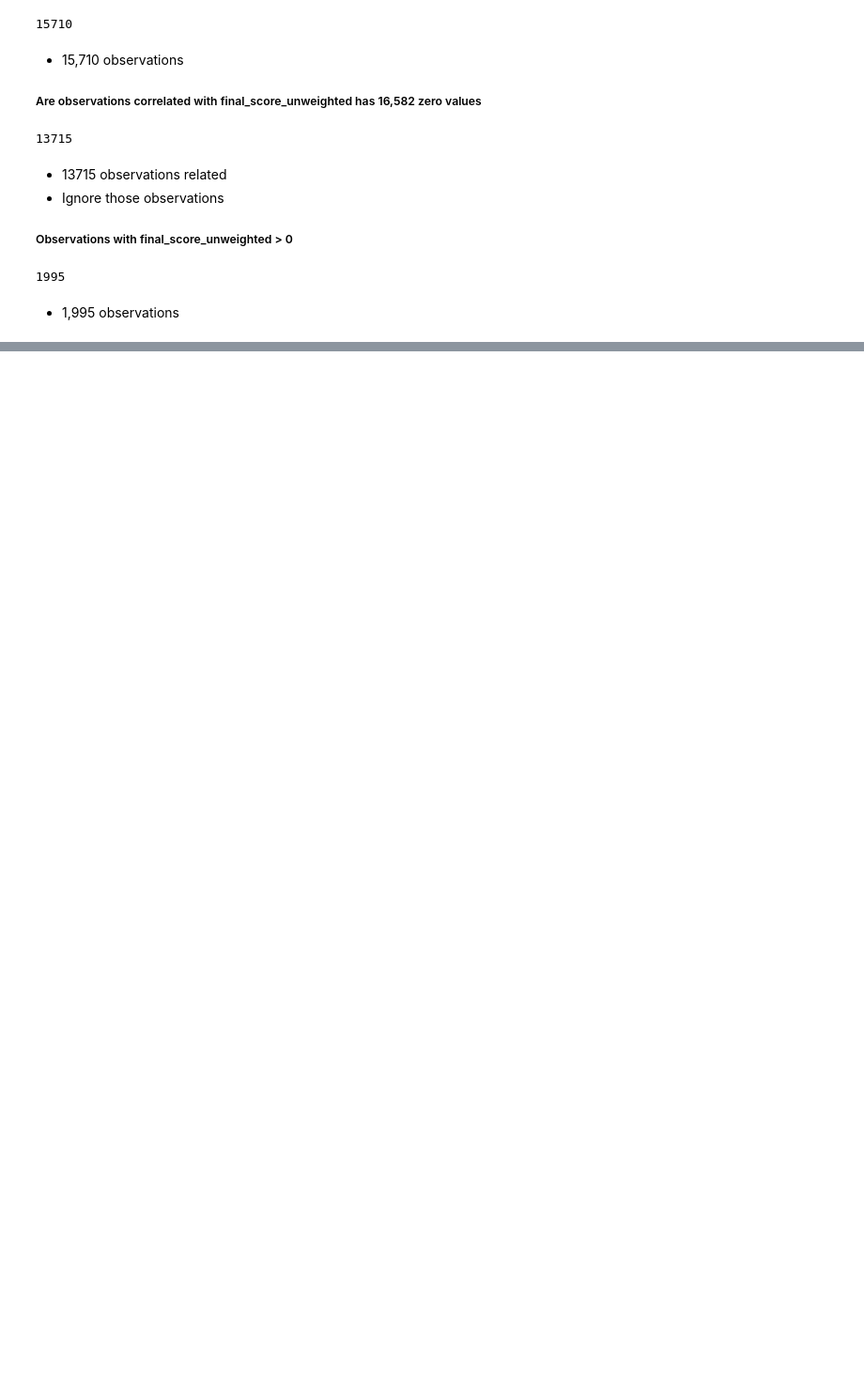
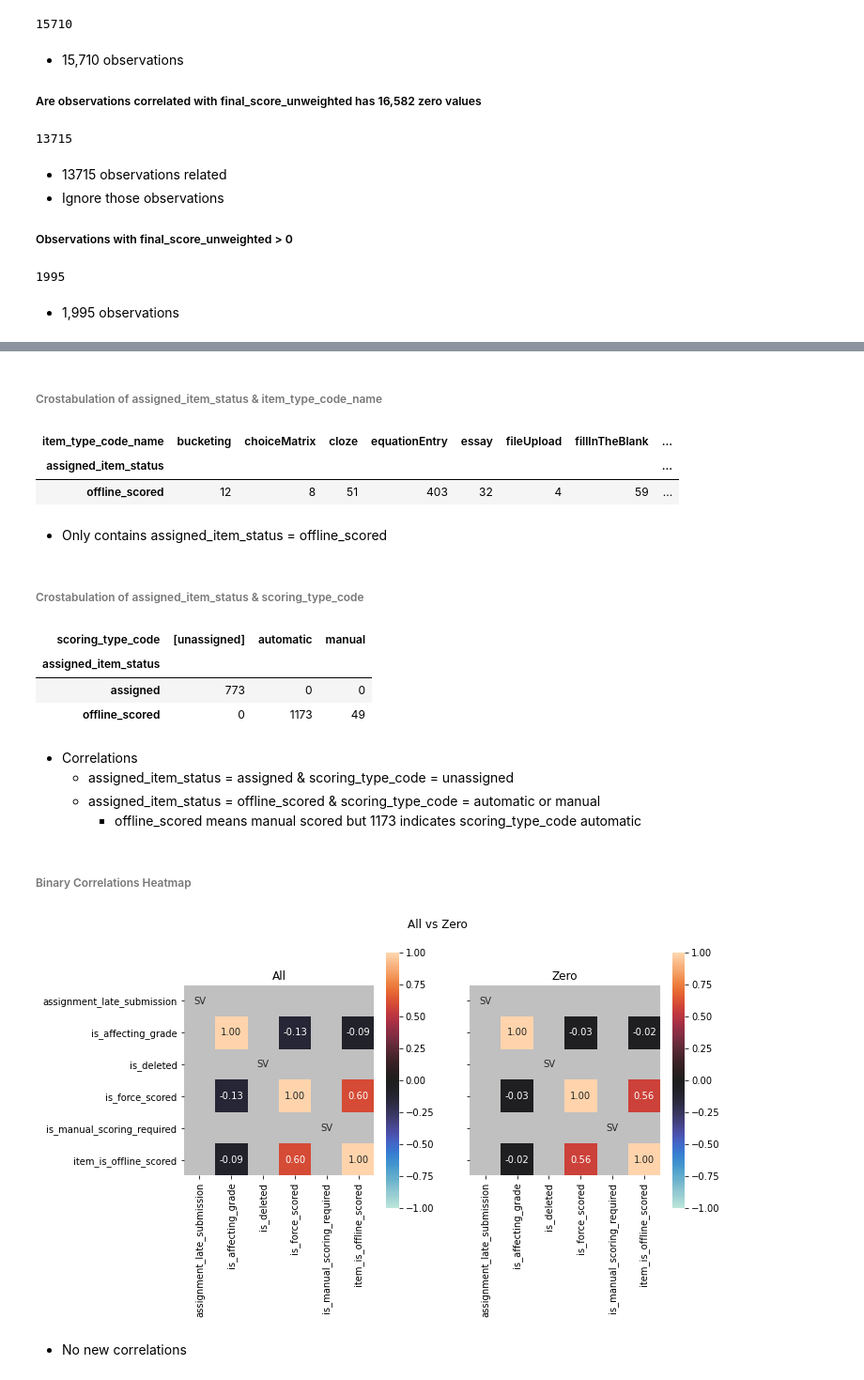
Before and after one commit to dlhinkley/c772-capstone-project, a Jupyter notebook: jupyter/investigation/investigate-15710-null-assessment-item-response-id.ipynb, the cells around one changed output, grey strips where cells are left out. Shown at 94% size. Saved outputs shown, nothing was run; the diff lists cells and outputs as text; code cells hidden in the pictures; blank space fills up the shorter version.

```diff
--- a/jupyter/investigation/investigate-15710-null-assessment-item-response-id.ipynb
+++ b/jupyter/investigation/investigate-15710-null-assessment-item-response-id.ipynb
@@ -36,0 +99,40 @@ dfNull.count()
+# %% [markdown]
+###### Crostabulation of assigned_item_status & item_type_code_name
+# %%
+pdDf = dfNull.select('assigned_item_status', 'item_type_code_name').toPandas()
+pd.crosstab(pdDf.assigned_item_status, pdDf.item_type_code_name)
+# %% [output]
+| item_type_code_name | bucketing | choiceMatrix | cloze | equationEntry | essay | fileUpload | fillInTheBlank | ... |
+| assigned_item_status |  |  |  |  |  |  |  | ... |
+| offline_scored | 12 | 8 | 51 | 403 | 32 | 4 | 59 | ... |
+# %% [markdown]
+- Only contains assigned_item_status = offline_scored
+# %% [markdown]
+###### Crostabulation of assigned_item_status & scoring_type_code
+# %%
+pdDf = dfNull.select('assigned_item_status', 'scoring_type_code').toPandas()
+pd.crosstab(pdDf.assigned_item_status, pdDf.scoring_type_code)
+# %% [output]
+| scoring_type_code | [unassigned] | automatic | manual |
+| assigned_item_status |  |  |  |
+| assigned | 773 | 0 | 0 |
+| offline_scored | 0 | 1173 | 49 |
+# %% [markdown]
+- Correlations
+  -  assigned_item_status = assigned & scoring_type_code = unassigned
+  - assigned_item_status = offline_scored & scoring_type_code = automatic or manual
+    - offline_scored means manual scored but 1173 indicates scoring_type_code automatic
+# %% [markdown]
+###### Binary Correlations Heatmap
+# %%
+dual_assoc_heatmap(
+    get_random_sample(dfFlt).select(*types['binaryVars']),
+    dfNull.select(*types['binaryVars']),
+    'All',
+    'Zero',
+    'All vs Zero'
+)
+# %% [output]
+[figure, added]
+# %% [markdown]
+- No new correlations
```
Also changed, not shown: parts of 9 cells of this notebook.
